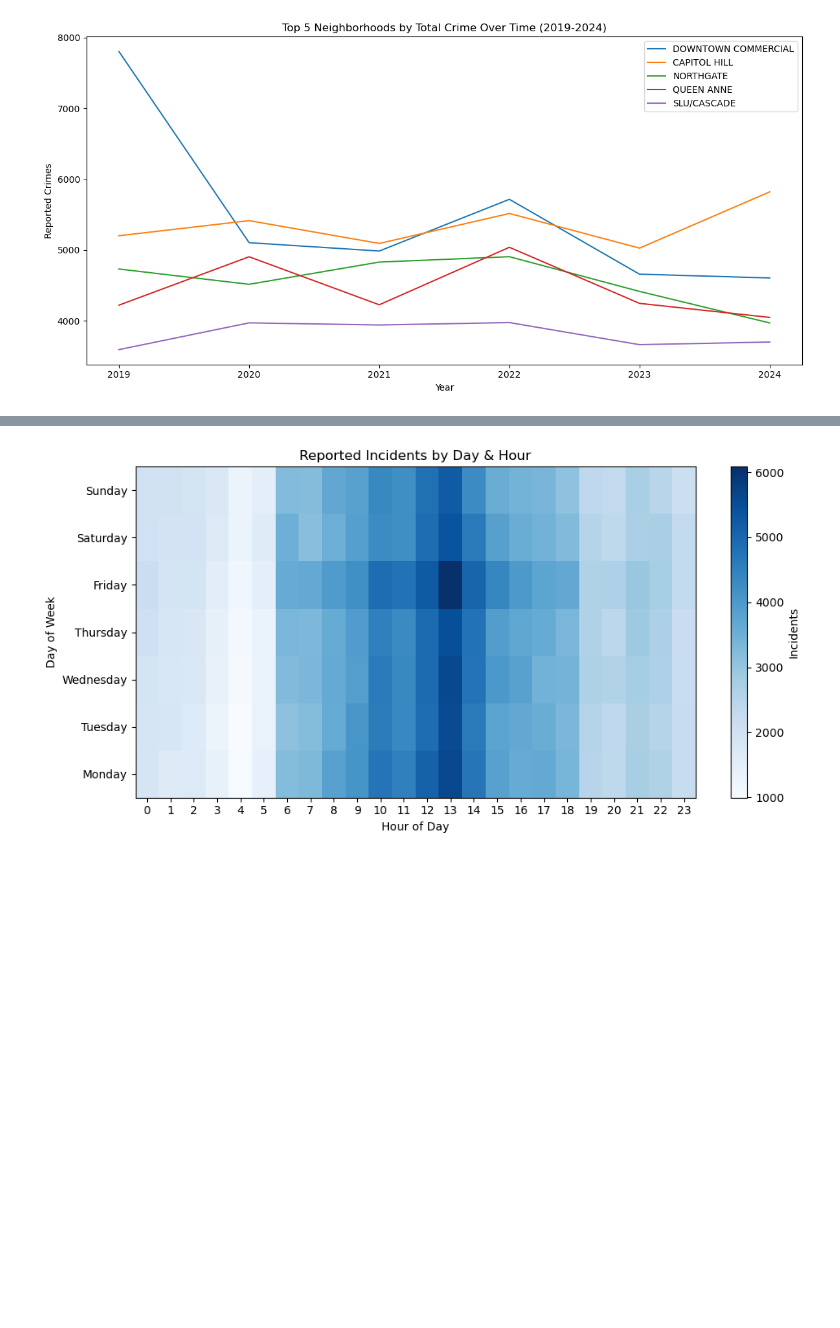
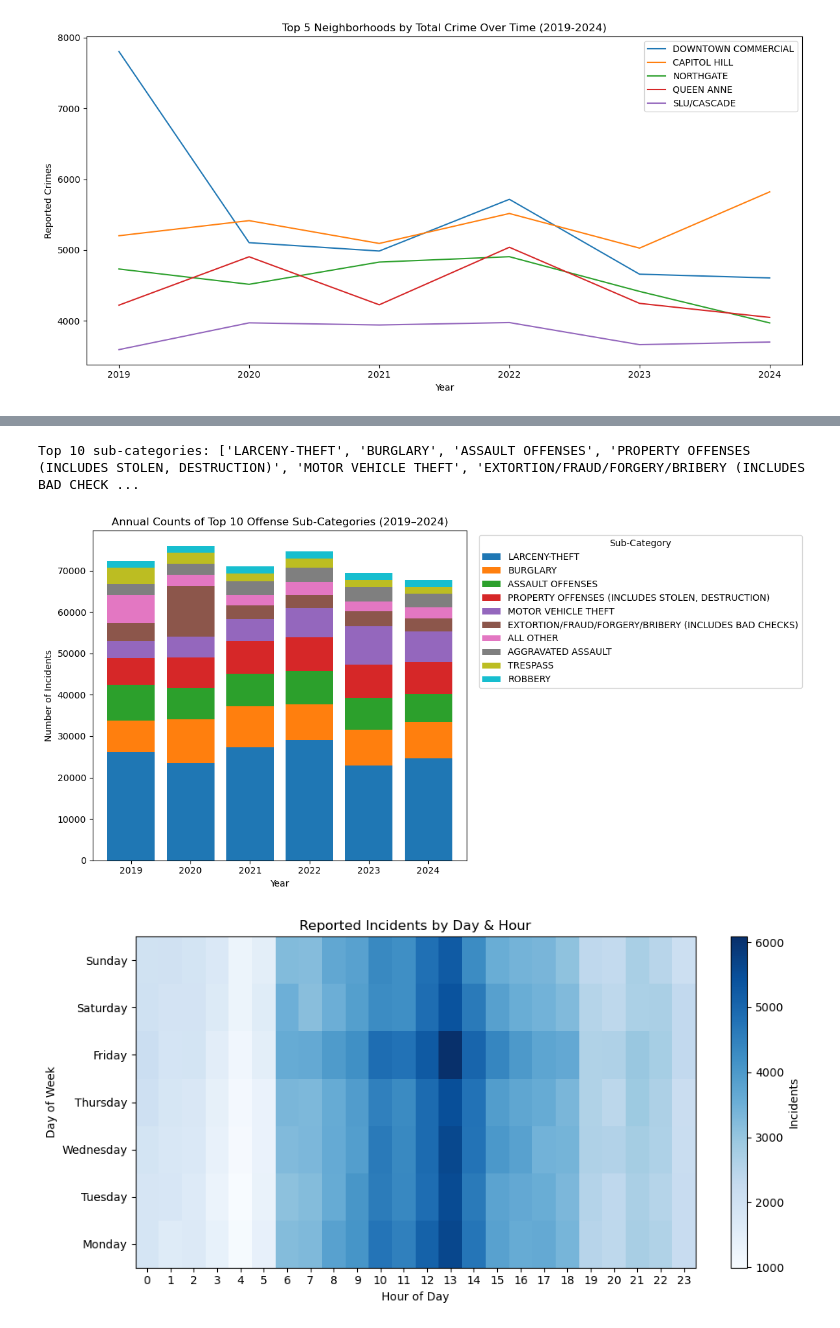
Before and after one commit to adavydov20/seattle-crime-analysis, a Jupyter notebook: Seattle Crime Analysis & Forecasting.ipynb, the cells around one changed output, grey strips where cells are left out. Saved outputs shown, nothing was run; the diff lists cells and outputs as text; code cells hidden in the pictures; blank space fills up the shorter version.

```diff
--- a/Seattle Crime Analysis & Forecasting.ipynb
+++ b/Seattle Crime Analysis & Forecasting.ipynb
@@ -265,3 +225,46 @@ plt.show()
+# %%
+#Identify top 10 sub-categories, excluding '999' placeholder
+top_subcats = (
+    df["Offense Sub Category"]
+      .loc[lambda s: s != "999"] #drop placeholder
+      .value_counts()
+      .head(10)
+      .index
+      .tolist()
+)
+
+print("Top 10 sub-categories:", top_subcats)
+
+
+df_top = df[df["Offense Sub Category"].isin(top_subcats)].copy()
+df_top["year"] = df_top["Offense Date"].dt.year
+
+annual_counts = (
+    df_top
+      .groupby(["year", "Offense Sub Category"])
+      .size()
+      .unstack(fill_value=0)
+)
+
+#Drop 2025 (partial) and keep only our top 10 in that order
+annual_counts = annual_counts.loc[annual_counts.index < 2025, top_subcats]
+
+ax = annual_counts.plot(
+    kind="bar",
+    stacked=True,
+    figsize=(12,6),
+    width=0.8
+)
+ax.set_title("Annual Counts of Top 10 Offense Sub-Categories (2019–2024)")
+ax.set_xlabel("Year")
+ax.set_ylabel("Number of Incidents")
+ax.legend(title="Sub-Category", bbox_to_anchor=(1.02, 1), loc="upper left")
+plt.xticks(rotation=0)
+plt.tight_layout()
+plt.show()
+# %% [output]
+Top 10 sub-categories: ['LARCENY-THEFT', 'BURGLARY', 'ASSAULT OFFENSES', 'PROPERTY OFFENSES (INCLUDES STOLEN, DESTRUCTION)', 'MOTOR VEHICLE THEFT', 'EXTORTION/FRAUD/FORGERY/BRIBERY (INCLUDES BAD CHECK ...
+[figure, added]
 # %%
 heat_data = (
     df.assign(hour=df["Report DateTime"].dt.hour)
```
Also changed, not shown: parts of 3 cells of this notebook.
